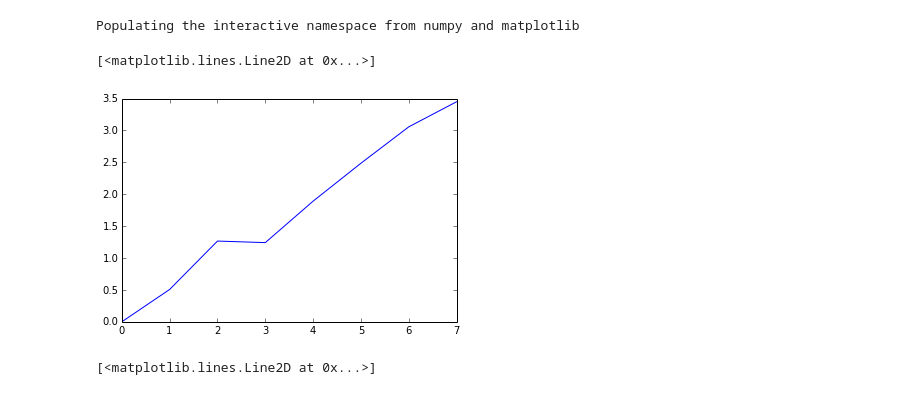
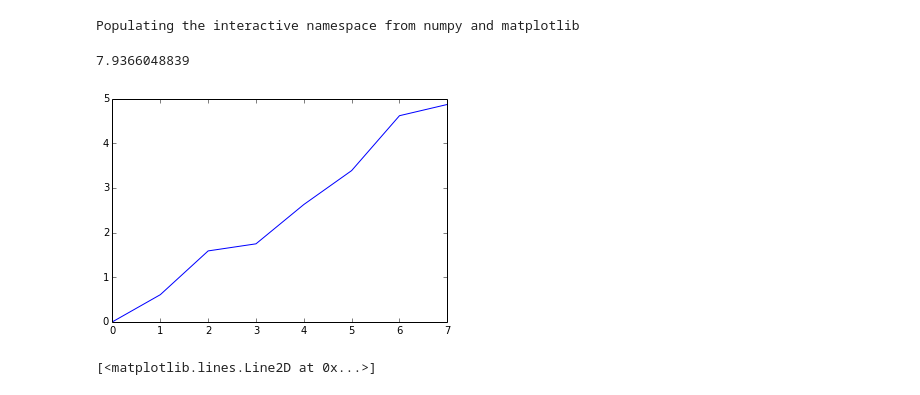
Before and after one commit to forero/spheres, a Jupyter notebook: code/spheres.ipynb, the cells around one changed output. Cells and saved outputs as stored; diff of their text form; code cells hidden in the pictures.

Commit message:
homogeneous spheres

```diff
--- a/code/spheres.ipynb
+++ b/code/spheres.ipynb
@@ -3,18 +3,23 @@
 # %% [output]
 Populating the interactive namespace from numpy and matplotlib
 # %%
-def make_sphere(n_points, mean_radius=1.0):
+def make_sphere(n_points, mean_radius=1.0, surface=True):
     delta_radius = 1.0
     phi = random.random(n_points)*2.0*pi
     costheta = 2.0*(random.random(n_points)-0.5)
     theta = arccos(costheta)
-    radius = mean_radius * ones(n_points)
+    if(surface):
+        radius = mean_radius * ones(n_points)
+    else:
+        radius = mean_radius * random.random(n_points)**(1.0/3.0)
+
 #    radius = random.normal(mean_radius, delta_radius, n_points)
 #    radius = (mean_radius * random.random(n_points))+ delta_radius
     x = radius * sin(theta) * sin(phi)
     y = radius * sin(theta) * cos(phi)
     z = radius * cos(theta)
-    return [x,y,z]
+    mean_r = median(radius)
+    return [x,y,z, mean_r]
 # %%
 def force(x,y,z, mass=1.0):
     force_x = mass*x/(x**2 + y**2 + z**2)**(3.0/2.0)
@@ -30,16 +35,18 @@ n_part = [1.0,10.0,1.0E2,1.0E3,1.0E4, 1.0E5, 1.0E6, 1.0E7]
 f_total = empty((0))
 mean_radius = 10.0
 for n in n_part:
-    x,y,z = make_sphere(n, mean_radius=mean_radius)
+    x,y,z, mean_r = make_sphere(n, mean_radius=mean_radius, surface=False)
     total_force,f_x,f_y,f_z = force(x,y,z)
+    total_force = total_force*mean_r**2
     f_total = append(f_total, total_force)
 #    print f_total
 #    print total_force
 # %%
-plot(log10(n_part), log10(f_total*(mean_radius**2)))
+plot(log10(n_part), log10(f_total))
+print mean_r
 # %% [output]
-[<matplotlib.lines.Line2D at 0x...>]
+7.9366048839
-[figure, old version]
+[figure, new version]
 # %%
 f_total = empty((0))
 f_total_x = empty((0))
```
